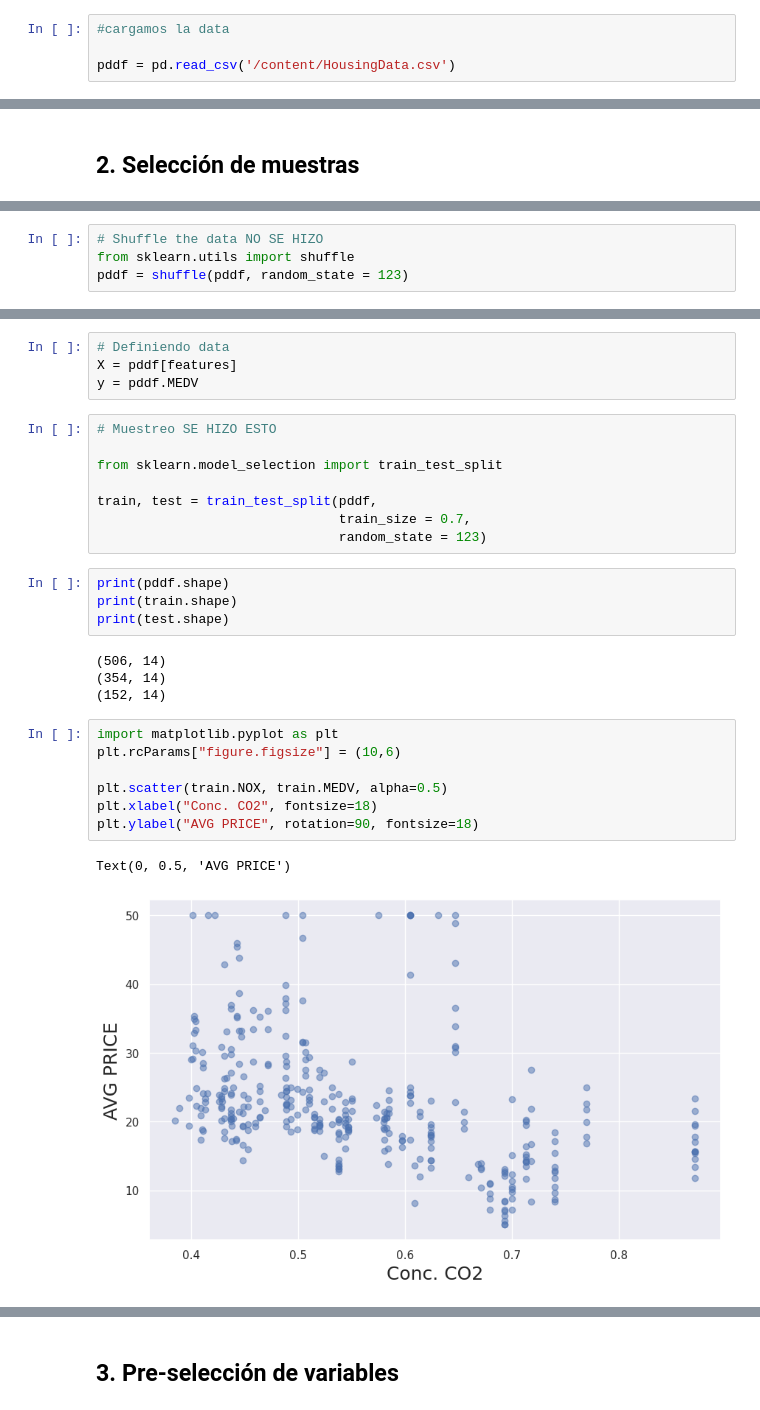
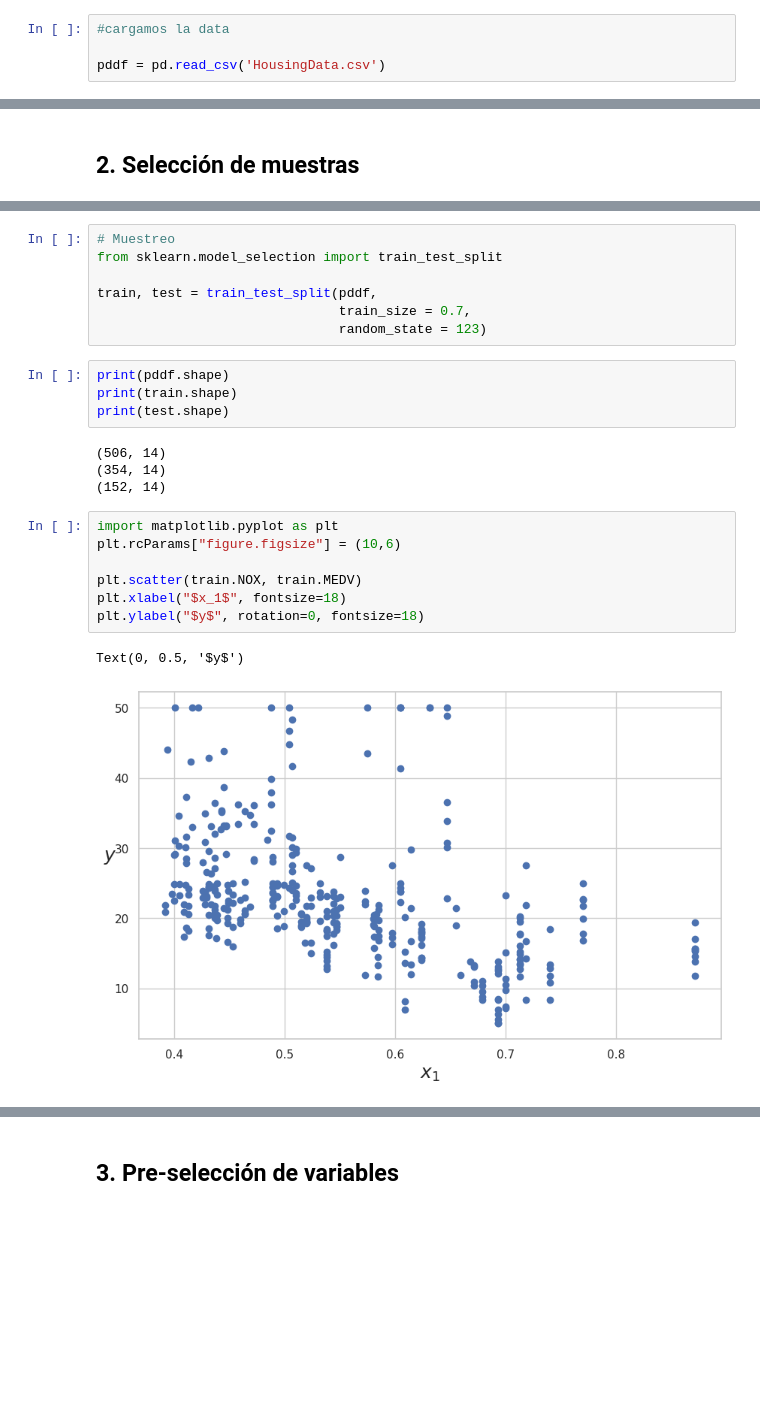
Before and after one commit to raphaelz306/DMC_Course, a Jupyter notebook: Supervised_models/Linear_regression/Lab_Boston_Housing_v2.ipynb, the cells around one changed output, grey strips where cells are left out. Saved outputs shown, nothing was run; the diff lists cells and outputs as text; blank space fills up the shorter version.

```diff
--- a/Supervised_models/Linear_regression/Lab_Boston_Housing_v2.ipynb
+++ b/Supervised_models/Linear_regression/Lab_Boston_Housing_v2.ipynb
@@ -113,7 +112,7 @@ El data frame de Boston tiene 506 filas y 14 columnas.
 # %%
 #cargamos la data
 
-pddf = pd.read_csv('/content/HousingData.csv')
+pddf = pd.read_csv('HousingData.csv')
 # %%
 pddf.head()
 # %% [output]
@@ -180,4 +198,0 @@ pddf.head()
-# %%
-# Shuffle the data NO SE HIZO
-from sklearn.utils import shuffle
-pddf = shuffle(pddf, random_state = 123)
@@ -202,10 +199,5 @@ features
-# %%
-# Definiendo data
-X = pddf[features]
-y = pddf.MEDV
 # %%
-# Muestreo SE HIZO ESTO
-
+# Muestreo
 from sklearn.model_selection import train_test_split
 
 train, test = train_test_split(pddf,
@@ -222,10 +214,10 @@ print(test.shape)
 # %%
 import matplotlib.pyplot as plt
 plt.rcParams["figure.figsize"] = (10,6)
 
-plt.scatter(train.NOX, train.MEDV, alpha=0.5)
-plt.xlabel("Conc. CO2", fontsize=18)
-plt.ylabel("AVG PRICE", rotation=90, fontsize=18)
+plt.scatter(train.NOX, train.MEDV)
+plt.xlabel("$x_1$", fontsize=18)
+plt.ylabel("$y$", rotation=0, fontsize=18)
 # %% [output]
-Text(0, 0.5, 'AVG PRICE')
+Text(0, 0.5, '$y$')
-[figure, old version]
+[figure, new version]
```
Also changed, not shown: parts of 50 cells of this notebook.
